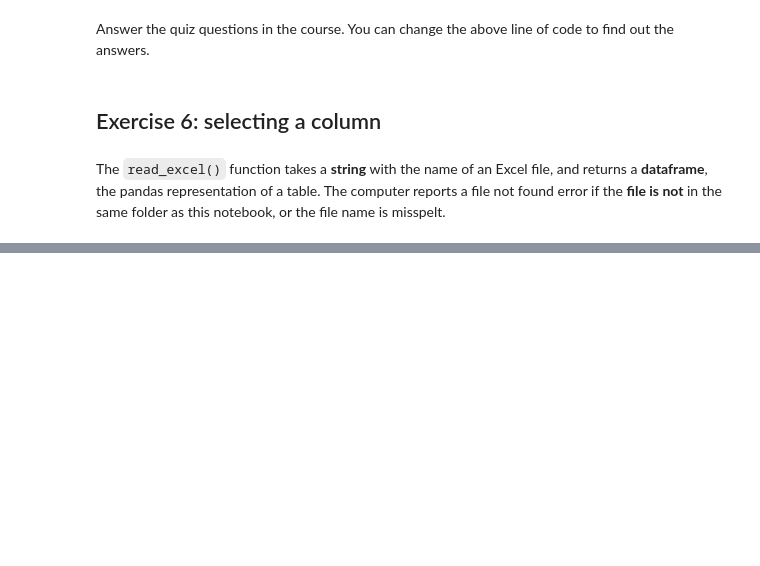
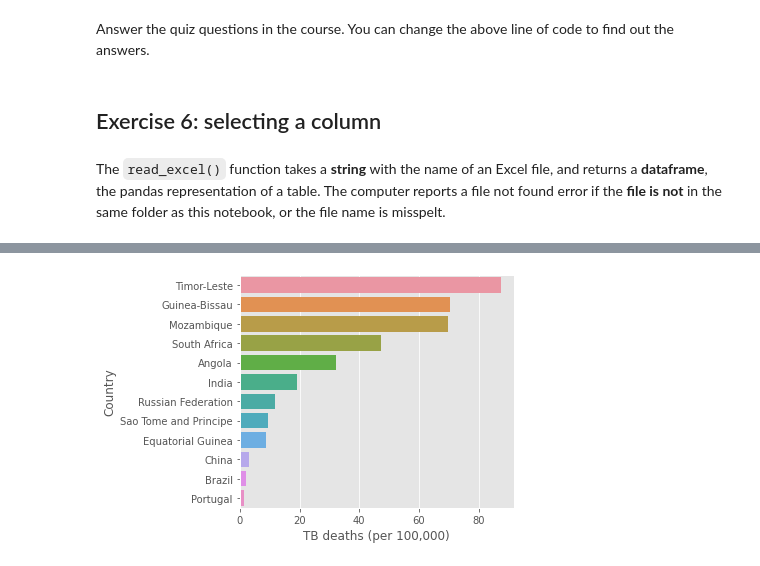
Before and after one commit to igoandrade/data-science-tutoriais, a Jupyter notebook: OpenLearn/learn_to_code_for_data_analysis/week_1/Exercise_1.ipynb, the cells around one changed output, grey strips where cells are left out. Cells and saved outputs as stored; diff of their text form; code cells hidden in the pictures; blank space fills up the shorter version.

```diff
--- a/OpenLearn/learn_to_code_for_data_analysis/week_1/Exercise_1.ipynb
+++ b/OpenLearn/learn_to_code_for_data_analysis/week_1/Exercise_1.ipynb
@@ -111,0 +178,2 @@ ImportError: Missing optional dependency 'xlrd'. Install xlrd >= 1.0.0 for Excel
+# %%
+data['TB deaths (per 100,000)'] = 100 * data['TB deaths'] / data['Population (1000s)']
@@ -111,0 +196,6 @@ ImportError: Missing optional dependency 'xlrd'. Install xlrd >= 1.0.0 for Excel
+# %%
+fig, ax = plt.subplots(figsize=(6, 4))
+sns.barplot(y='Country', x='TB deaths (per 100,000)', data=data.sort_values(by=['TB deaths (per 100,000)'], ascending=False))
+plt.tight_layout()
+# %% [output]
+[figure, added]
```
Also changed, not shown: parts of 9 cells of this notebook, 4 other files.
